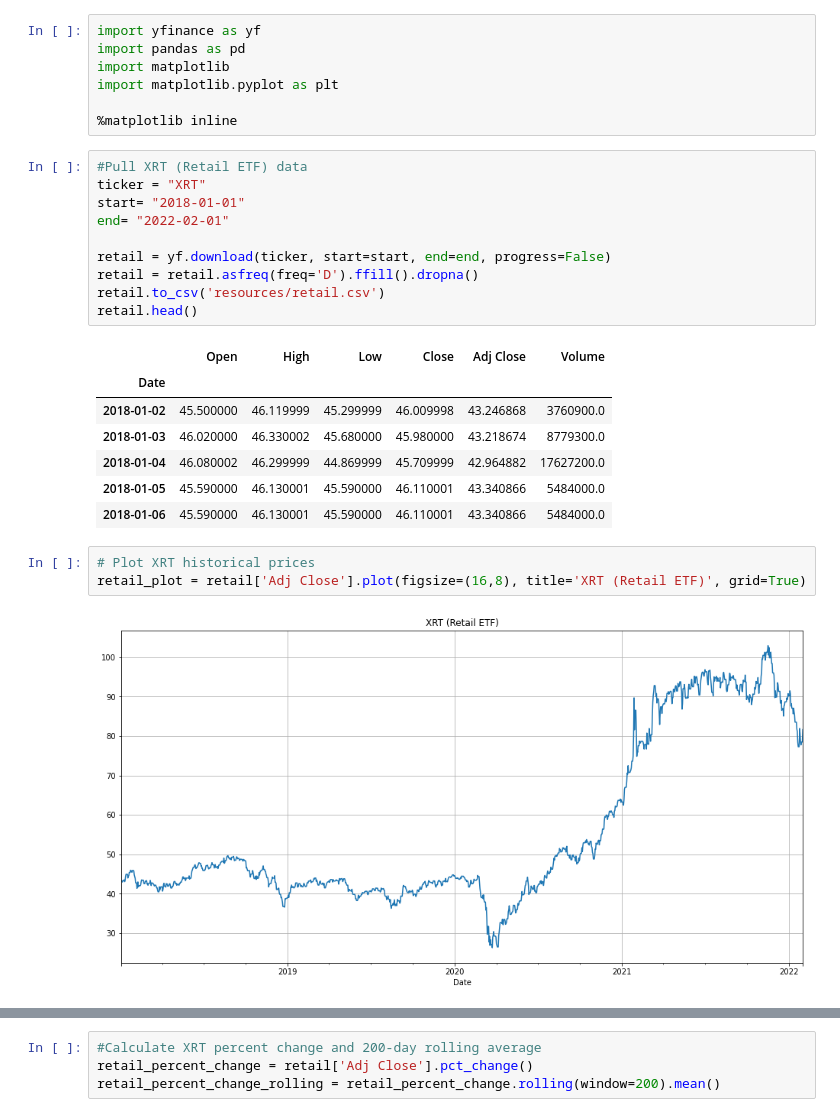
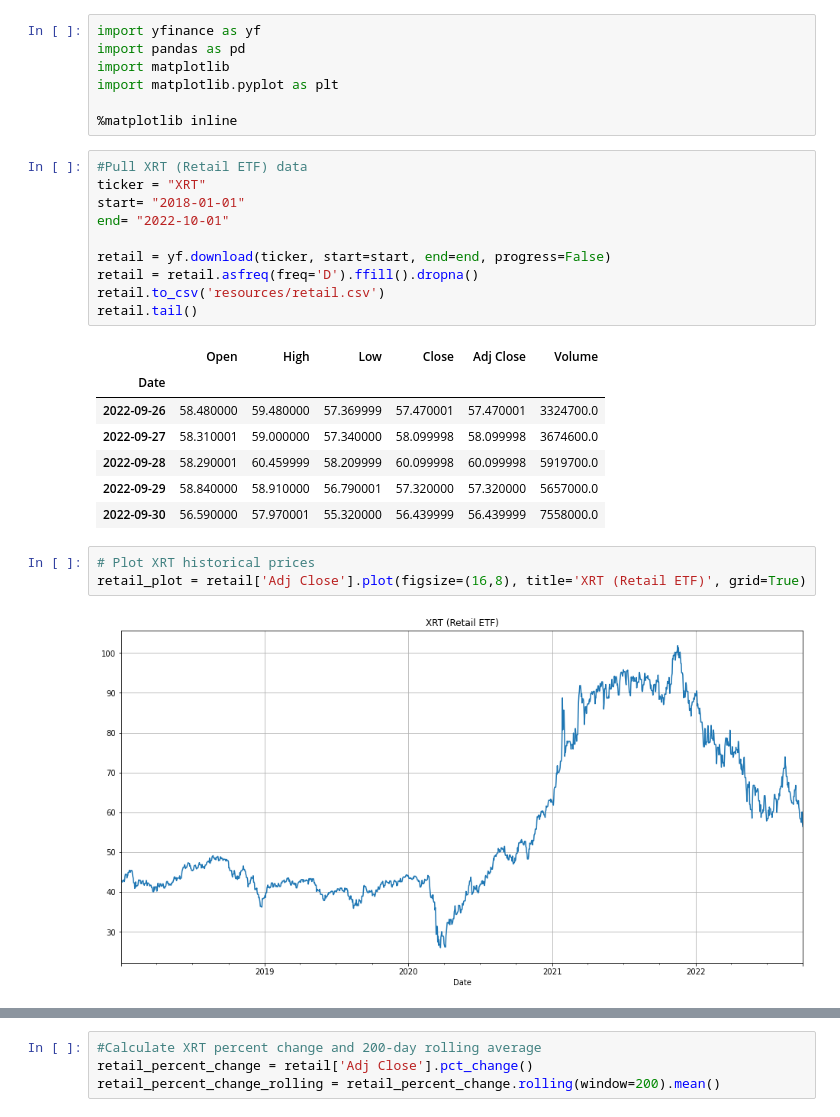
Before and after one commit to dbogatic/economic-indicators, a Jupyter notebook: retail.ipynb, the cells around one changed output, grey strips where cells are left out. Cells and saved outputs as stored; diff of their text form.

```diff
--- a/retail.ipynb
+++ b/retail.ipynb
@@ -8,26 +8,26 @@ import matplotlib.pyplot as plt
 # %%
 #Pull XRT (Retail ETF) data
 ticker = "XRT"
 start= "2018-01-01"
-end= "2022-02-01"
+end= "2022-10-01"
 
 retail = yf.download(ticker, start=start, end=end, progress=False)
 retail = retail.asfreq(freq='D').ffill().dropna()
 retail.to_csv('resources/retail.csv')
-retail.head()
+retail.tail()
 # %% [output]
 |  | Open | High | Low | Close | Adj Close | Volume |
 | Date |  |  |  |  |  |  |
-| 2018-01-02 | 45.500000 | 46.119999 | 45.299999 | 46.009998 | 43.246868 | 3760900.0 |
-| 2018-01-03 | 46.020000 | 46.330002 | 45.680000 | 45.980000 | 43.218674 | 8779300.0 |
-| 2018-01-04 | 46.080002 | 46.299999 | 44.869999 | 45.709999 | 42.964882 | 17627200.0 |
-| 2018-01-05 | 45.590000 | 46.130001 | 45.590000 | 46.110001 | 43.340866 | 5484000.0 |
-| 2018-01-06 | 45.590000 | 46.130001 | 45.590000 | 46.110001 | 43.340866 | 5484000.0 |
+| 2022-09-26 | 58.480000 | 59.480000 | 57.369999 | 57.470001 | 57.470001 | 3324700.0 |
+| 2022-09-27 | 58.310001 | 59.000000 | 57.340000 | 58.099998 | 58.099998 | 3674600.0 |
+| 2022-09-28 | 58.290001 | 60.459999 | 58.209999 | 60.099998 | 60.099998 | 5919700.0 |
+| 2022-09-29 | 58.840000 | 58.910000 | 56.790001 | 57.320000 | 57.320000 | 5657000.0 |
+| 2022-09-30 | 56.590000 | 57.970001 | 55.320000 | 56.439999 | 56.439999 | 7558000.0 |
 # %%
 # Plot XRT historical prices
 retail_plot = retail['Adj Close'].plot(figsize=(16,8), title='XRT (Retail ETF)', grid=True)
 # %% [output]
-[figure, old version]
+[figure, new version]
 # %%
 # Pull S&P Index historical values from yfinance API
 ticker = "^GSPC"
```
Also changed, not shown: parts of 3 cells of this notebook, 16 other files.
